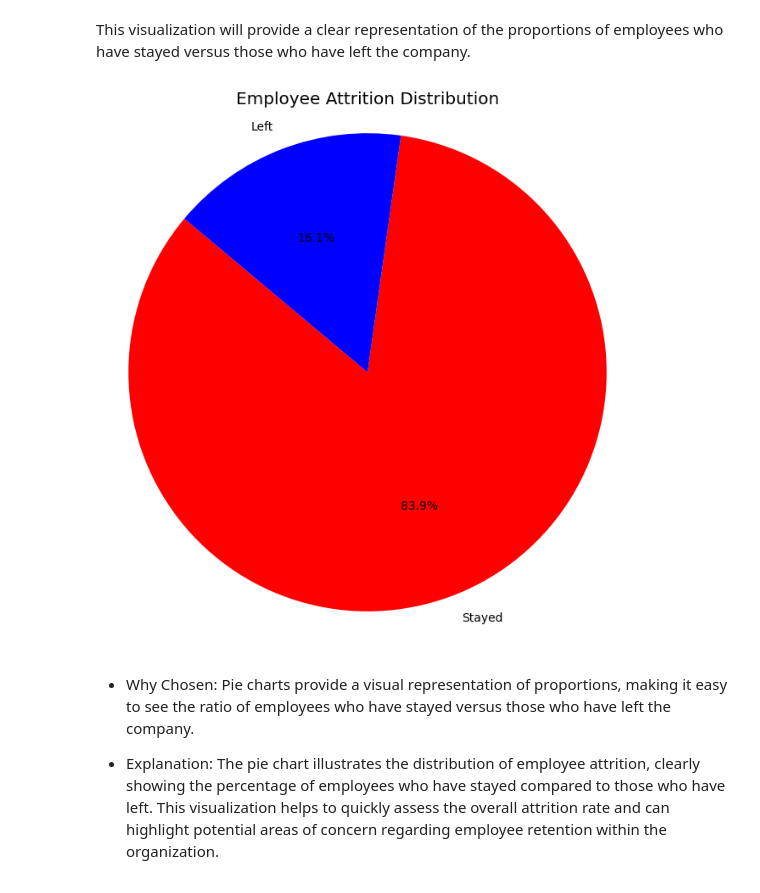
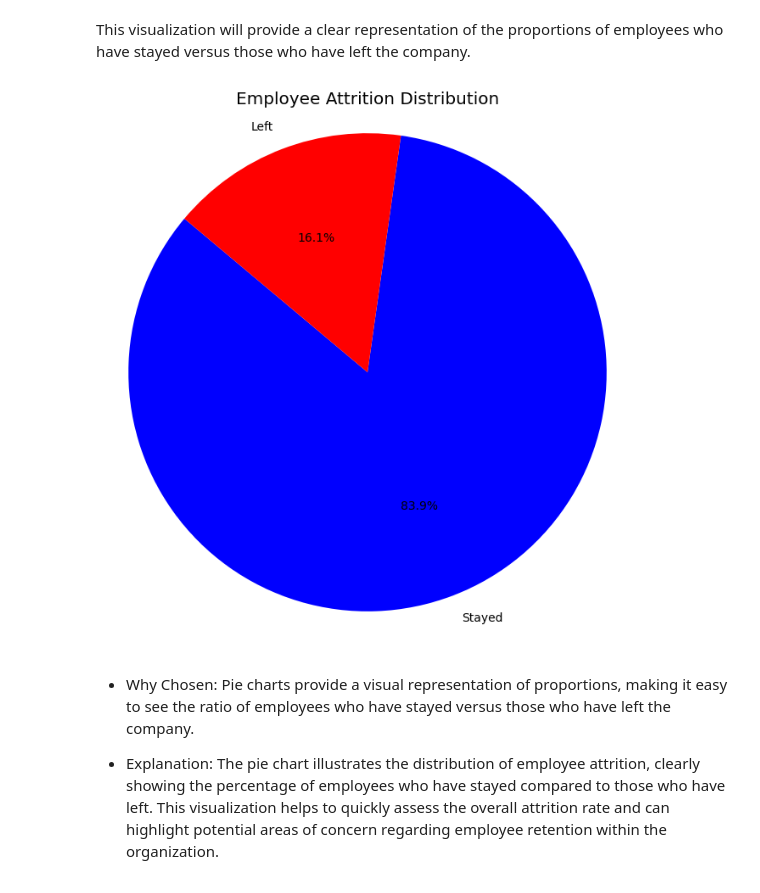
Before and after one commit to Jana-Alrzoog/Data-Mining-Project, a Jupyter notebook: Phase two.ipynb, the cells around one changed output. Drawn from its saved outputs; the diff is of its cells as text; code cells hidden in the pictures.

```diff
--- a/Phase two.ipynb
+++ b/Phase two.ipynb
@@ -178,16 +178,16 @@ This visualization will provide a clear representation of the proportions of emp
 # %%
 import matplotlib.pyplot as plt
 import pandas as pd
 df = pd.read_csv('Dataset/Dataset_HR_Employee-Attrition.csv')
 attrition_counts = df['Attrition'].value_counts()
 
 plt.figure(figsize=(8, 8))
-plt.pie(attrition_counts, labels=['Stayed', 'Left'], autopct='%1.1f%%', startangle=140, colors=['red', 'blue'])
+plt.pie(attrition_counts, labels=['Stayed', 'Left'], autopct='%1.1f%%', startangle=140, colors=['blue', 'red'])
 plt.title('Employee Attrition Distribution')
 plt.axis('equal')
 plt.show()
 # %% [output]
-[figure, old version]
+[figure, new version]
 # %% [markdown]
 - Why Chosen: Pie charts provide a visual representation of proportions, making it easy to see the ratio of employees who have stayed versus those who have left the company.
 
```
Also changed, not shown: parts of 15 cells of this notebook.
